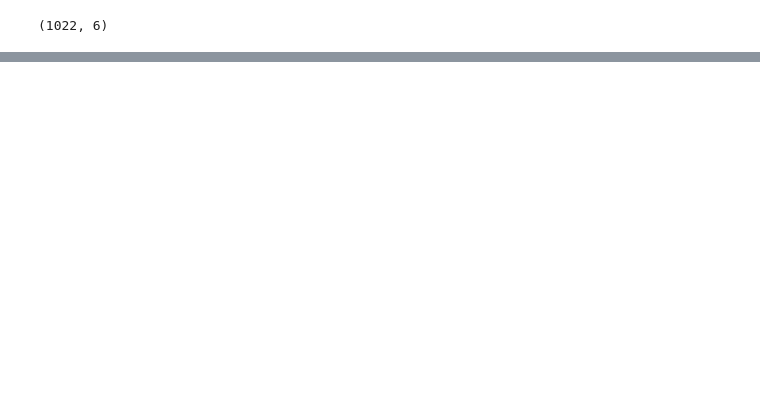
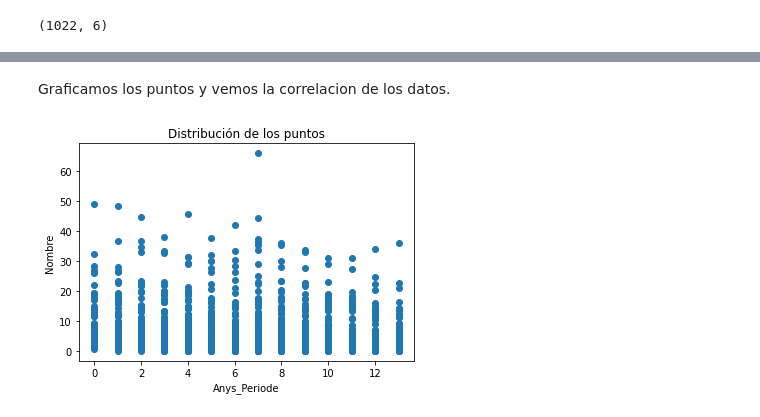
Before and after one commit to IvanaCandyAguilar/Data-Engineer-Data-Science, a Jupyter notebook: Data Science final project/Data Science Final Project.ipynb, the cells around one changed output, grey strips where cells are left out. Saved outputs shown, nothing was run; the diff lists cells and outputs as text; code cells hidden in the pictures; blank space fills up the shorter version.

```diff
--- a/Data Science final project/Data Science Final Project.ipynb
+++ b/Data Science final project/Data Science Final Project.ipynb
@@ -398,15 +331,3 @@ df_main.dropna(inplace=True)
 df_main.shape
 # %% [output]
 (1022, 6)
-# %%
-from sklearn.preprocessing import MinMaxScaler
-
-# Crear el objeto MinMaxScaler
-scaler = MinMaxScaler()
-
-# Normalizar la columna "Nombre"
-df_main['Nombre_Normalizado'] = scaler.fit_transform(df_main[['Nombre']])
-
-# Verificar los resultados
-print(df_main[['Nombre', 'Nombre_Normalizado']].head())
-df_main
@@ -908,0 +351,11 @@ print(df_result)
+# %%
+from sklearn.preprocessing import LabelEncoder
+
+# Crear una instancia de LabelEncoder
+encoder = LabelEncoder()
+
+# Ajustar y transformar la columna "Anys_Periode" en la tabla
+df_main_preprocesado['Anys_Periode'] = encoder.fit_transform(df_main['Anys_Periode'])
+
+# Mostrar la tabla actualizada
+print(df_main_preprocesado.tail(10))
@@ -908,0 +422,13 @@ print(df_result)
+# %% [markdown]
+Graficamos los puntos y vemos la correlacion de los datos.
+# %%
+import seaborn as sns
+import matplotlib.pyplot as plt
+
+plt.scatter(df_main_preprocesado['Anys_Periode'], df_main_preprocesado['Nombre'])
+plt.xlabel('Anys_Periode')
+plt.ylabel('Nombre')
+plt.title('Distribución de los puntos')
+plt.show()
+# %% [output]
+[figure, added]
```
Also changed, not shown: parts of 67 cells of this notebook, 4 other files.
